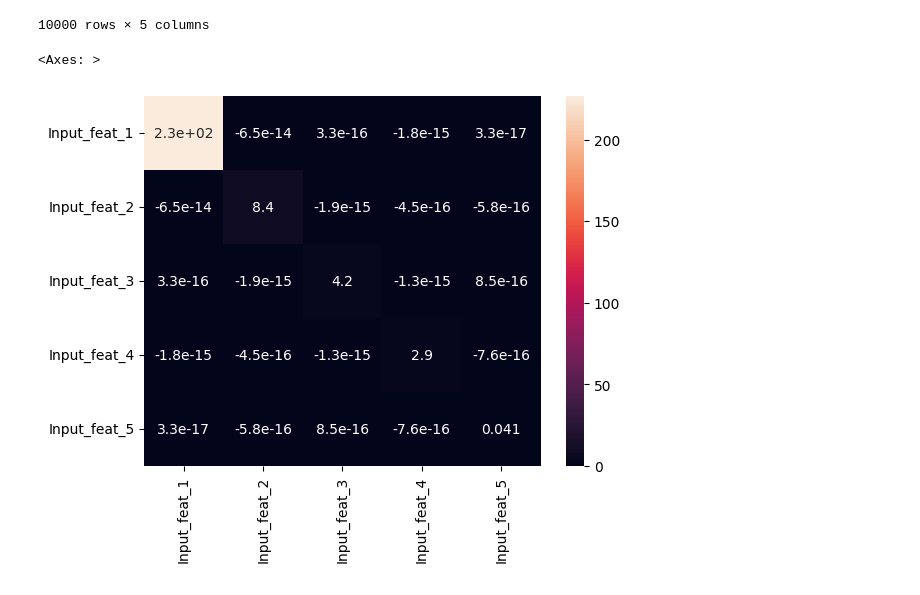
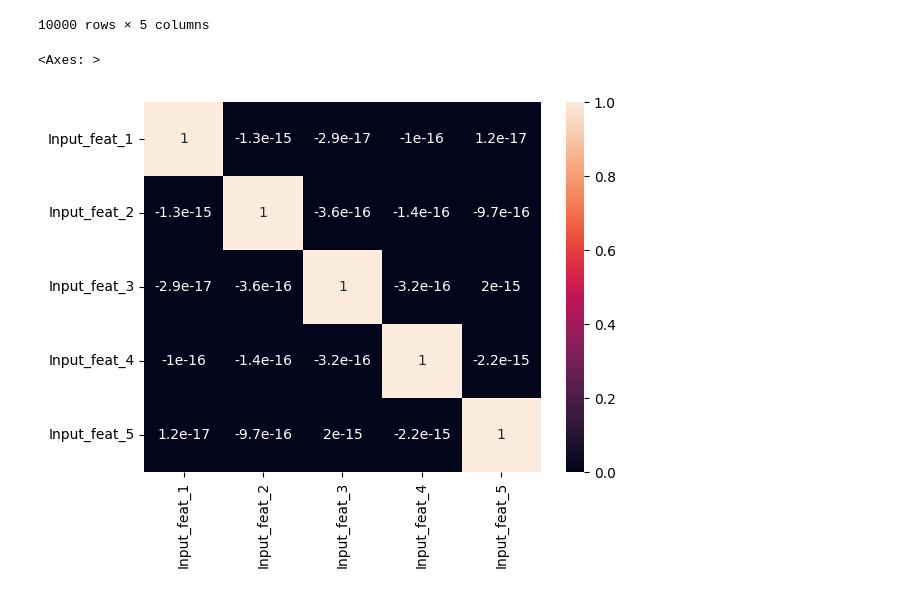
Before and after one commit to Sagittarius1377/DS-project-1, a Jupyter notebook: ds-project-1.ipynb, the cells around one changed output. Cells and saved outputs as stored; diff of their text form; code cells hidden in the pictures.

```diff
--- a/ds-project-1.ipynb
+++ b/ds-project-1.ipynb
@@ -359,7 +359,7 @@ new_features
 | 9999 | -108.991878 | -4.869663 | -13.976734 | 4.085093 | 0.144073 |
 10000 rows × 5 columns
 # %%
-sns.heatmap(new_features.cov(), annot=True)
+sns.heatmap(new_features.corr(), annot=True)
 # %% [output]
 <Axes: >
-[figure, old version]
+[figure, new version]
```
Also changed, not shown: parts of 5 cells of this notebook.
